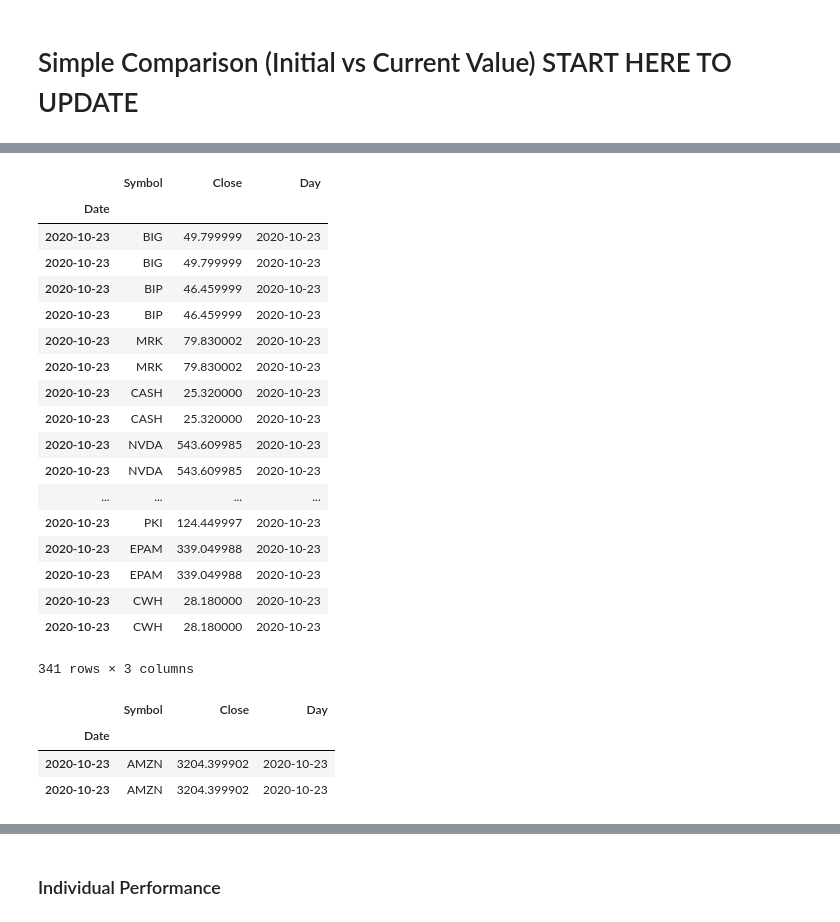
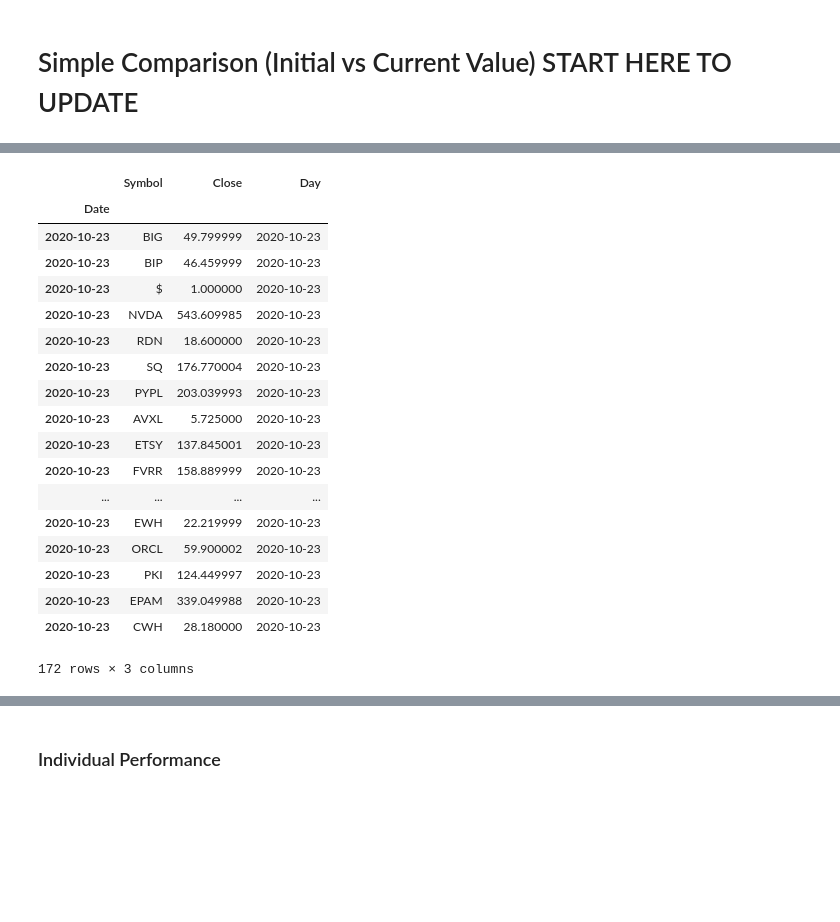
Before and after one commit to bkreis84/Portfolio-Challenge2, a Jupyter notebook: Portfolio Challenge 2020.ipynb, the cells around one changed output, grey strips where cells are left out. Cells and saved outputs as stored; diff of their text form; code cells hidden in the pictures; blank space fills up the shorter version.

```diff
--- a/Portfolio Challenge 2020.ipynb
+++ b/Portfolio Challenge 2020.ipynb
@@ -141,34 +143,28 @@ cur_prices = stockData(symbols, '2020-10-23', '2020-10-23')
 AMZN
-# %%
-cur_prices
-# %% [output]
-|  | Symbol | Close | Day |
-| Date |  |  |  |
-| 2020-10-23 | BIG | 49.799999 | 2020-10-23 |
-| 2020-10-23 | BIG | 49.799999 | 2020-10-23 |
-| 2020-10-23 | BIP | 46.459999 | 2020-10-23 |
-| 2020-10-23 | BIP | 46.459999 | 2020-10-23 |
-| 2020-10-23 | MRK | 79.830002 | 2020-10-23 |
-| 2020-10-23 | MRK | 79.830002 | 2020-10-23 |
-| 2020-10-23 | CASH | 25.320000 | 2020-10-23 |
-| 2020-10-23 | CASH | 25.320000 | 2020-10-23 |
-| 2020-10-23 | NVDA | 543.609985 | 2020-10-23 |
-| 2020-10-23 | NVDA | 543.609985 | 2020-10-23 |
-| ... | ... | ... | ... |
-| 2020-10-23 | PKI | 124.449997 | 2020-10-23 |
-| 2020-10-23 | EPAM | 339.049988 | 2020-10-23 |
-| 2020-10-23 | EPAM | 339.049988 | 2020-10-23 |
-| 2020-10-23 | CWH | 28.180000 | 2020-10-23 |
-| 2020-10-23 | CWH | 28.180000 | 2020-10-23 |
-341 rows × 3 columns
+# %%
+cur_prices = cur_prices.drop_duplicates(subset='Symbol')
+cur_prices
+# %% [output]
+|  | Symbol | Close | Day |
+| Date |  |  |  |
+| 2020-10-23 | BIG | 49.799999 | 2020-10-23 |
+| 2020-10-23 | BIP | 46.459999 | 2020-10-23 |
+| 2020-10-23 | $ | 1.000000 | 2020-10-23 |
+| 2020-10-23 | NVDA | 543.609985 | 2020-10-23 |
+| 2020-10-23 | RDN | 18.600000 | 2020-10-23 |
+| 2020-10-23 | SQ | 176.770004 | 2020-10-23 |
+| 2020-10-23 | PYPL | 203.039993 | 2020-10-23 |
+| 2020-10-23 | AVXL | 5.725000 | 2020-10-23 |
+| 2020-10-23 | ETSY | 137.845001 | 2020-10-23 |
+| 2020-10-23 | FVRR | 158.889999 | 2020-10-23 |
+| ... | ... | ... | ... |
+| 2020-10-23 | EWH | 22.219999 | 2020-10-23 |
+| 2020-10-23 | ORCL | 59.900002 | 2020-10-23 |
+| 2020-10-23 | PKI | 124.449997 | 2020-10-23 |
+| 2020-10-23 | EPAM | 339.049988 | 2020-10-23 |
+| 2020-10-23 | CWH | 28.180000 | 2020-10-23 |
+172 rows × 3 columns
 # %%
 #er2
 er3 = pd.DataFrame([['BLFE',1.600000,'2020-10-23']], columns=['Symbol','Close', 'Day'])
 er4 =  stockData(['AMZN'], '2020-10-23', '2020-10-23')
-# %%
-er4
-# %% [output]
-|  | Symbol | Close | Day |
-| Date |  |  |  |
-| 2020-10-23 | AMZN | 3204.399902 | 2020-10-23 |
-| 2020-10-23 | AMZN | 3204.399902 | 2020-10-23 |
```
Also changed, not shown: parts of 11 cells of this notebook, 4 other files.
